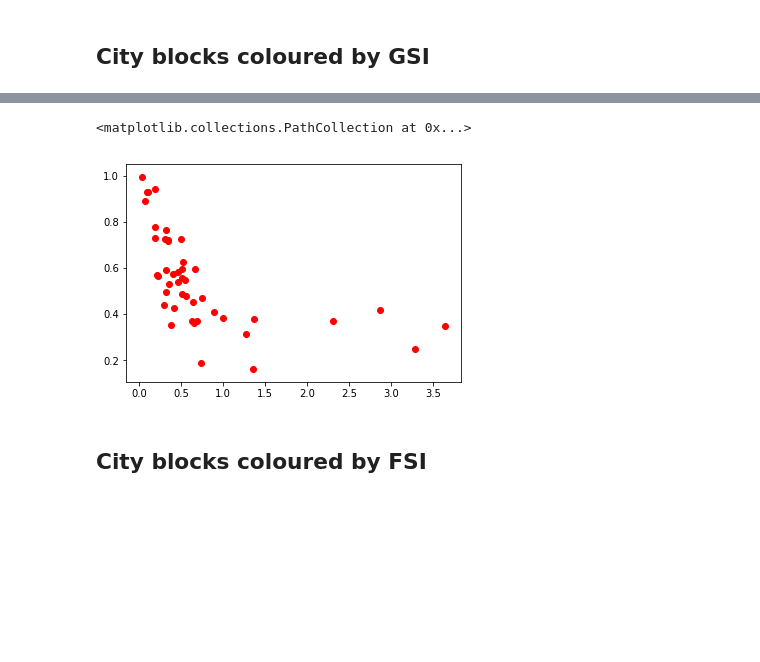
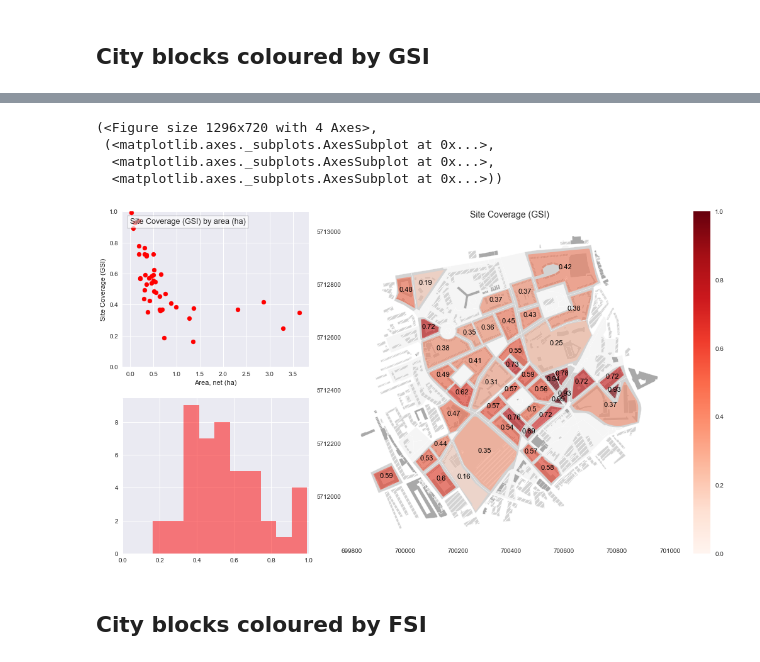
Before and after one commit to AtelierLibre/osmuf, a Jupyter notebook: notebooks/03-GSI_and_FSI.ipynb, the cells around one changed output, grey strips where cells are left out. Cells and saved outputs as stored; diff of their text form; code cells hidden in the pictures; blank space fills up the shorter version.

Commit message:
updating notebook 03 to work with new FSI, GSI plot function

```diff
--- a/notebooks/03-GSI_and_FSI.ipynb
+++ b/notebooks/03-GSI_and_FSI.ipynb
@@ -14,6 +11,5 @@ places = {'posadas' : (-27.37577,-55.90059),
           'margery_street' : (51.5266,-0.1109),
           'welwyn_garden_city': (51.7938,-0.18645)}
 # %%
-place='margery_street'
-point=places[place]
+point=places['margery_street']
 distance=500 # in meters
@@ -48,7 +27,10 @@ for idx, row in city_blocks.iterrows():
-# %%
-plt.scatter(city_blocks.area_net_ha, city_blocks.GSI_net, color='Red')
-# %% [output]
-<matplotlib.collections.PathCollection at 0x...>
-[figure, removed]
+# %%
+plot_urban_form(city_blocks_gross_raw, city_blocks_gross, city_blocks, buildings, metric='GSI_net')
+# %% [output]
+(<Figure size 1296x720 with 4 Axes>,
+ (<matplotlib.axes._subplots.AxesSubplot at 0x...>,
+  <matplotlib.axes._subplots.AxesSubplot at 0x...>,
+  <matplotlib.axes._subplots.AxesSubplot at 0x...>))
+[figure, added]
 # %% [markdown]
 ## City blocks coloured by FSI
```
Also changed, not shown: parts of 7 cells of this notebook.
